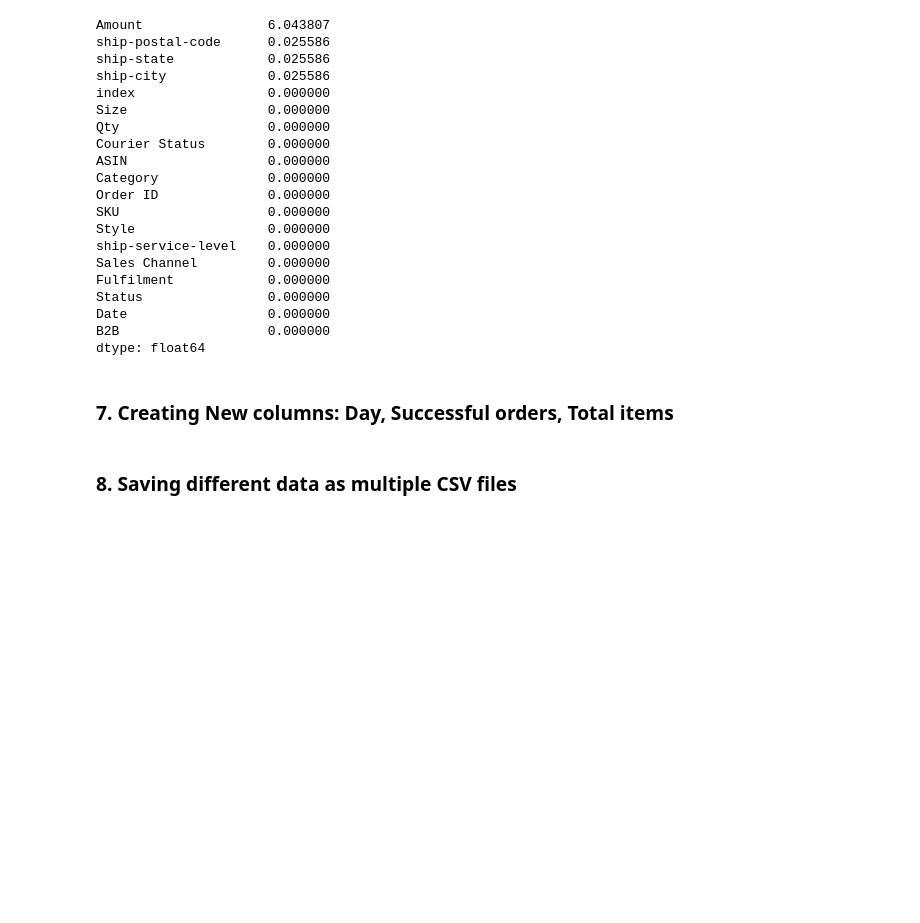
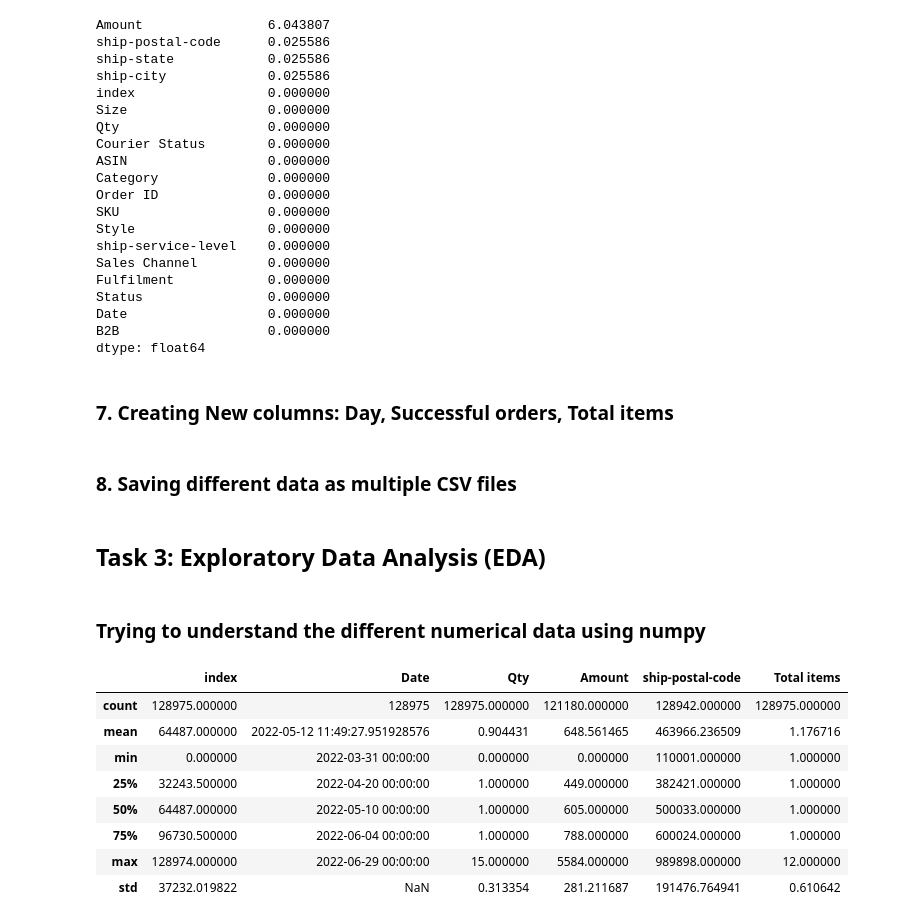
Before and after one commit to sayashhad/Data-Analyst-Internship-Assignment, a Jupyter notebook: Data_analysis.ipynb, the cells around one changed output. Saved outputs shown, nothing was run; the diff lists cells and outputs as text; code cells hidden in the pictures; blank space fills up the shorter version.

```diff
--- a/Data_analysis.ipynb
+++ b/Data_analysis.ipynb
@@ -248,3 +249,19 @@ df['Total items'] = df.groupby('Order ID')['Order ID'].transform('count')
 # %%
 df.to_csv("NewDataset/cleaned_dataset.csv", index = False)
 address_df.to_csv("NewDataset/cleaned_addressdata.csv", index = True)
+# %% [markdown]
+## Task 3: Exploratory Data Analysis (EDA)
+# %% [markdown]
+### Trying to understand the different numerical data using numpy
+# %%
+df.describe()
+# %% [output]
+|  | index | Date | Qty | Amount | ship-postal-code | Total items |
+| count | 128975.000000 | 128975 | 128975.000000 | 121180.000000 | 128942.000000 | 128975.000000 |
+| mean | 64487.000000 | 2022-05-12 11:49:27.951928576 | 0.904431 | 648.561465 | 463966.236509 | 1.176716 |
+| min | 0.000000 | 2022-03-31 00:00:00 | 0.000000 | 0.000000 | 110001.000000 | 1.000000 |
+| 25% | 32243.500000 | 2022-04-20 00:00:00 | 1.000000 | 449.000000 | 382421.000000 | 1.000000 |
+| 50% | 64487.000000 | 2022-05-10 00:00:00 | 1.000000 | 605.000000 | 500033.000000 | 1.000000 |
+| 75% | 96730.500000 | 2022-06-04 00:00:00 | 1.000000 | 788.000000 | 600024.000000 | 1.000000 |
+| max | 128974.000000 | 2022-06-29 00:00:00 | 15.000000 | 5584.000000 | 989898.000000 | 12.000000 |
+| std | 37232.019822 | NaN | 0.313354 | 281.211687 | 191476.764941 | 0.610642 |
```
Also changed, not shown: parts of 8 cells of this notebook, 2 other files.
